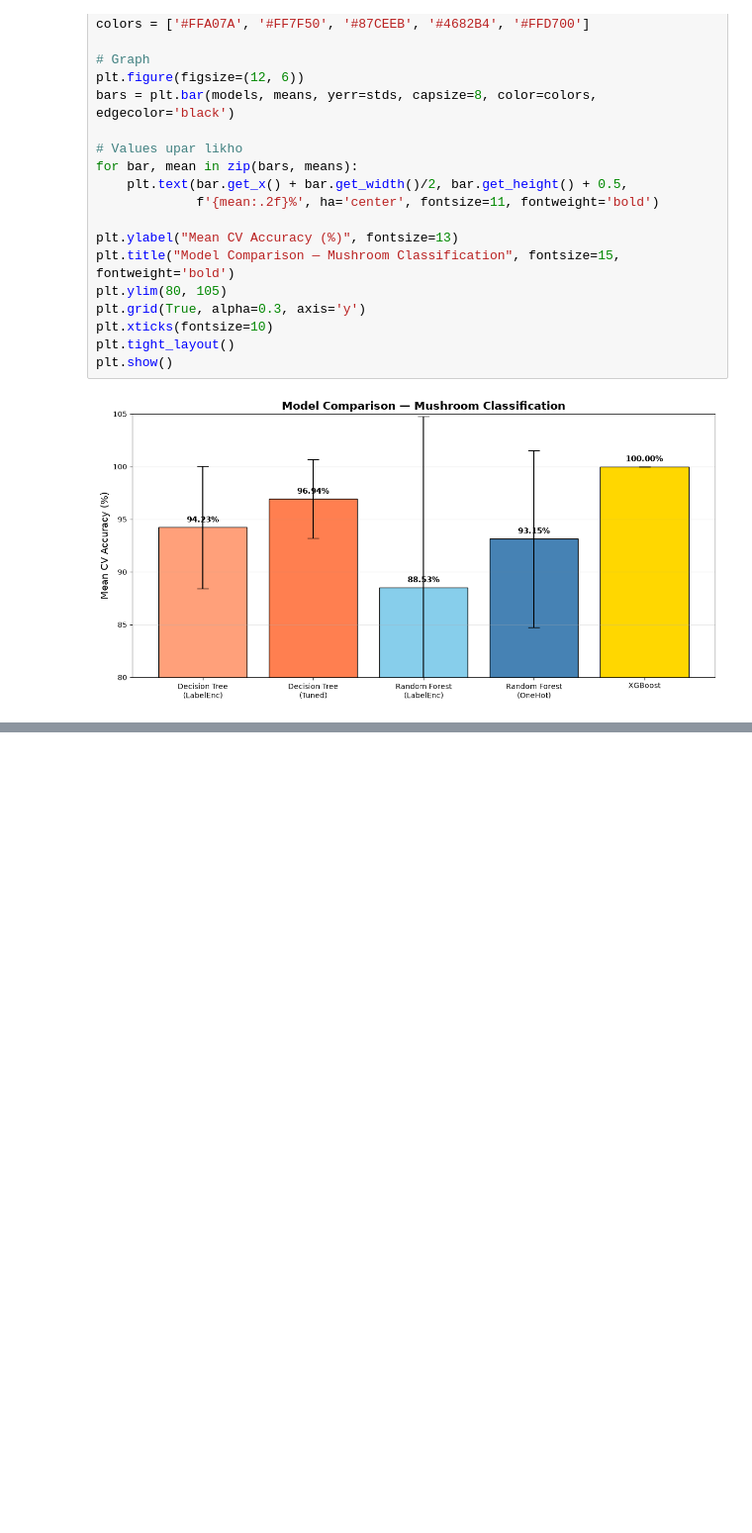
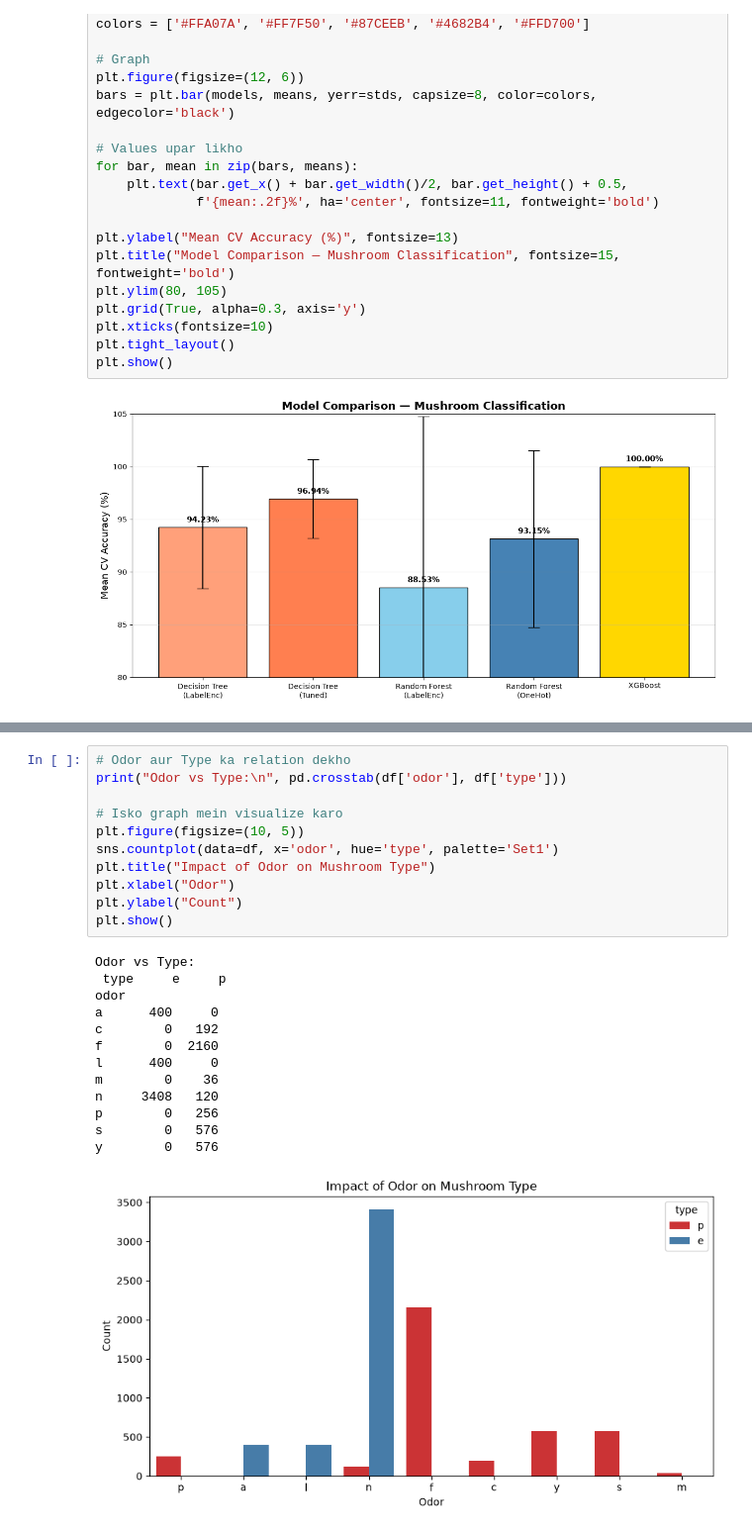
Before and after one commit to muhammadali28308-glitch/mushrooms-decision-tree, a Jupyter notebook: mashrooms.ipynb, the cells around one changed output, grey strips where cells are left out. Shown at 99% size. Cells and saved outputs as stored; diff of their text form; blank space fills up the shorter version.

```diff
--- a/mashrooms.ipynb
+++ b/mashrooms.ipynb
@@ -998,0 +1045,25 @@ plt.show()
+# %%
+# Odor aur Type ka relation dekho
+print("Odor vs Type:\n", pd.crosstab(df['odor'], df['type']))
+
+# Isko graph mein visualize karo
+plt.figure(figsize=(10, 5))
+sns.countplot(data=df, x='odor', hue='type', palette='Set1')
+plt.title("Impact of Odor on Mushroom Type")
+plt.xlabel("Odor")
+plt.ylabel("Count")
+plt.show()
+# %% [output]
+Odor vs Type:
+ type     e     p
+odor
+a      400     0
+c        0   192
+f        0  2160
+l      400     0
+m        0    36
+n     3408   120
+p        0   256
+s        0   576
+y        0   576
+[figure, added]
```
Also changed, not shown: parts of 8 cells of this notebook, 3 other files.
